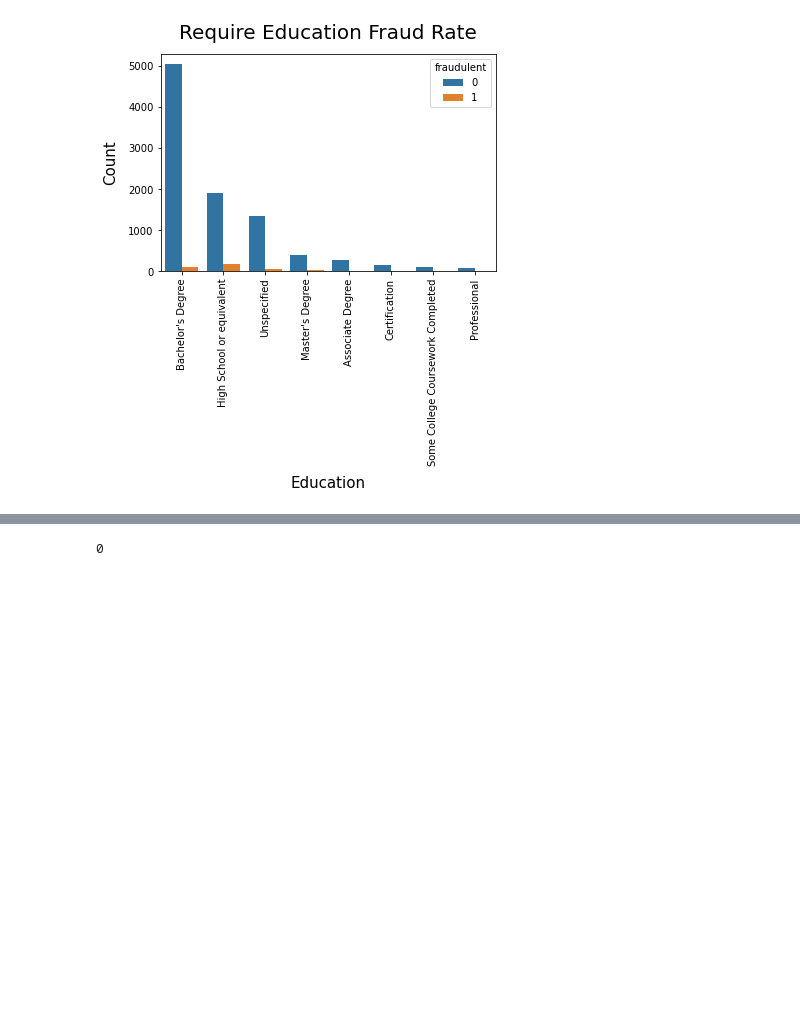
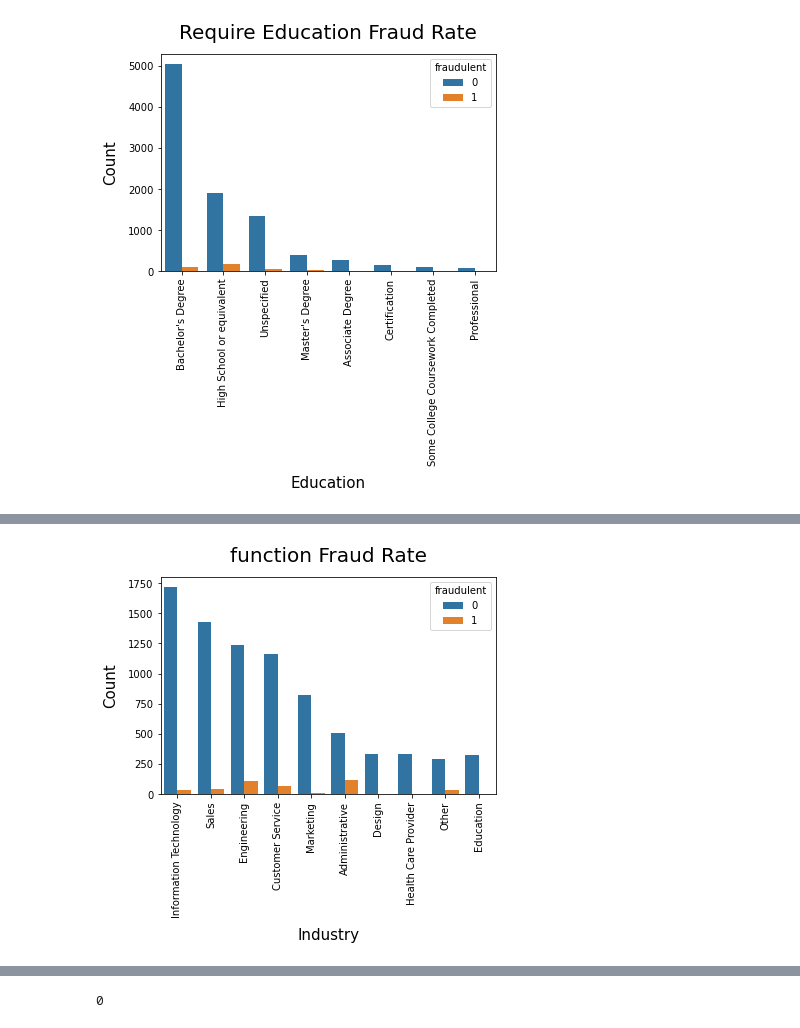
Before and after one commit to Ikyupark/Capstone-project, a Jupyter notebook: Uncleaned_Data_Analysis.ipynb, the cells around one changed output, grey strips where cells are left out. Saved outputs shown, nothing was run; the diff lists cells and outputs as text; code cells hidden in the pictures; blank space fills up the shorter version.

```diff
--- a/Uncleaned_Data_Analysis.ipynb
+++ b/Uncleaned_Data_Analysis.ipynb
@@ -215,0 +234,11 @@ plt.show()
+# %%
+# req education
+sns.countplot(x=df['function'], data=df, hue="fraudulent",
+              order=df['function'].value_counts().iloc[:10].index)
+plt.xticks(rotation=90)
+plt.title('function Fraud Rate', pad=15, size=20)
+plt.xlabel('Industry',size=15, labelpad=10)
+plt.ylabel('Count',size=15, labelpad=10)
+plt.show()
+# %% [output]
+[figure, added]
```
Also changed, not shown: parts of 25 cells of this notebook, 1 other file.
